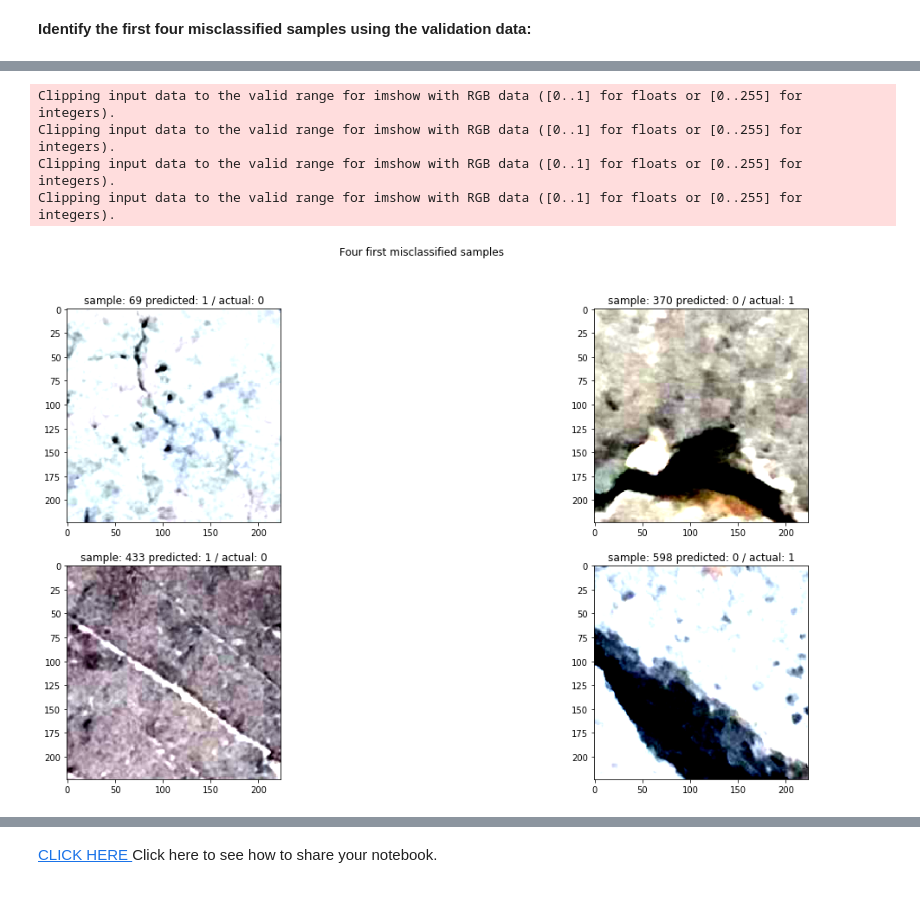
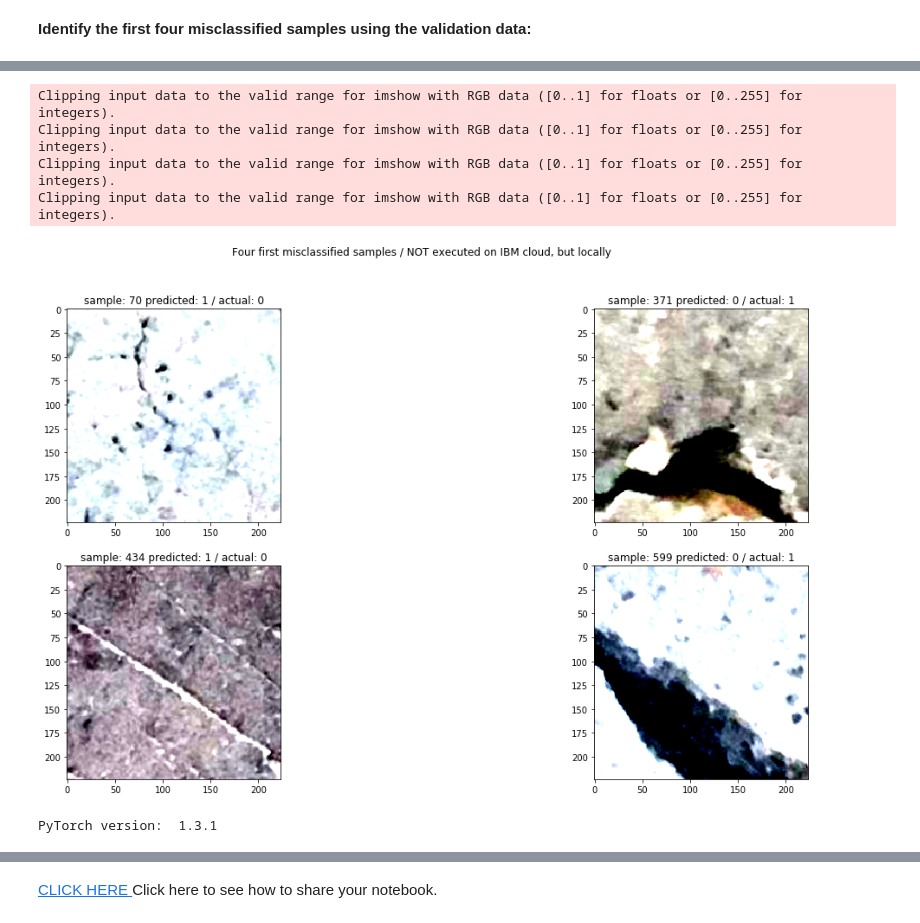
Before and after one commit to pascal-p/hal_ai_pc, a Jupyter notebook: C06/w4-pytorch/4.1_resnet18_PyTorch-GPU.ipynb, the cells around one changed output, grey strips where cells are left out. Drawn from its saved outputs; the diff is of its cells as text; code cells hidden in the pictures.

```diff
--- a/C06/w4-pytorch/4.1_resnet18_PyTorch-GPU.ipynb
+++ b/C06/w4-pytorch/4.1_resnet18_PyTorch-GPU.ipynb
@@ -230,16 +209,16 @@ criterion = nn.CrossEntropyLoss()
 # %%
 ## Type your code here
 
-training_loader = torch.utils.data.DataLoader(dataset=train_dataset, batch_size=100)
-                                              #, shuffle=True)
+training_loader = torch.utils.data.DataLoader(dataset=train_dataset, batch_size=100,
+                                              shuffle=False)
 
-validation_loader = torch.utils.data.DataLoader(dataset=validation_dataset, batch_size=100)
-                                                #, shuffle=False)
+validation_loader = torch.utils.data.DataLoader(dataset=validation_dataset, batch_size=100,
+                                                shuffle=False)
 # %% [markdown]
 <b>Step 3</b>: Use the following optimizer to minimize the loss
 # %%
-optimizer = torch.optim.Adam([parameters for parameters in model.parameters() \
-                              if parameters.requires_grad], lr=0.001)
+optimizer = torch.optim.Adam([parms for parms in model.parameters() \
+                              if parms.requires_grad], lr=0.001)
 # %% [markdown]
 <!--Empty Space for separating topics-->
 # %% [markdown]
@@ -247,11 +226,9 @@ optimizer = torch.optim.Adam([parameters for parameters in model.parameters() \
 **Make sure you calculate the accuracy on the validation data.**
 # %%
 n_epochs = 1
-loss_list, accuracy_list = [], []
+loss_list = []
 n_val = len(validation_dataset)
-# n_train = len(train_dataset)
 start_time = time.time()
-loss = 0
 
 for epoch in range(n_epochs):
     for x, y in training_loader:
@@ -279,4 +256,7 @@ for epoch in range(n_epochs):
     print("Epoch {:2d} - Time: {:3.5f}s / Accuracy: {:2.5f}".format(epoch + 1,
                                                                     time.time() - start_time,
                                                                     accuracy))
+#
+# Epoch  1 - Time: 97.28344s / Accuracy: 0.99270 - training_loader, shuffle == True
+#
 # %% [output]
@@ -303,6 +283,7 @@ def find_misclassified(validation_loader):
     samples = []
     n_batch = 0
     for x_val, y_val in validation_loader:
+        print('batch: ', n_batch)
         model.eval()                           # set model to eval
         x_val, y_val = x_val.to(DEV), y_val.to(DEV)
         z = model(x_val)                       # make a prediction
@@ -310,7 +291,8 @@ def find_misclassified(validation_loader):
 
         for ix in range(0, len(y_hat)):
             if (y_hat[ix] != y_val[ix]):
-                sample_num = n_batch + ix
+                sample_num = n_batch + ix + 1
+                print("mismatch at: ", sample_num)
                 samples.append({'snum': sample_num, 'x': x_val[ix].to('cpu'), 'y_val': y_val[ix], \
                                 'y_hat': y_hat[ix]})
             if len(samples) >= 4: return samples
@@ -322,23 +315,26 @@ samples = find_misclassified(validation_loader)
 # %%
 fig, axs = plt.subplots(nrows=2, ncols=2, figsize=(20, 10))
 
 ix = 0
 for ax1 in axs:
     for ax2 in ax1:
         sample = samples[ix]
         ax2.imshow(sample['x'].permute(1, 2, 0).numpy())
         ax2.title.set_text("sample: " + str(sample['snum']) + " predicted: " + str(sample['y_hat'].item()) + \
                            " / actual: " + str(sample['y_val'].item()))
         ix += 1
 
-fig.suptitle('Four first misclassified samples')
+fig.suptitle('Four first misclassified samples / NOT executed on IBM cloud, but locally')
 plt.show()
+
+print("PyTorch version: ", torch.__version__)
 # %% [output]
 Clipping input data to the valid range for imshow with RGB data ([0..1] for floats or [0..255] for integers).
 Clipping input data to the valid range for imshow with RGB data ([0..1] for floats or [0..255] for integers).
 Clipping input data to the valid range for imshow with RGB data ([0..1] for floats or [0..255] for integers).
 Clipping input data to the valid range for imshow with RGB data ([0..1] for floats or [0..255] for integers).
-[figure, old version]
+[figure, new version]
+PyTorch version:  1.3.1
 # %%
 ## Done
 print("elapsed time (s): ", time.time() - START_TIME)
```
Also changed, not shown: parts of 6 cells of this notebook, 2 other files.
